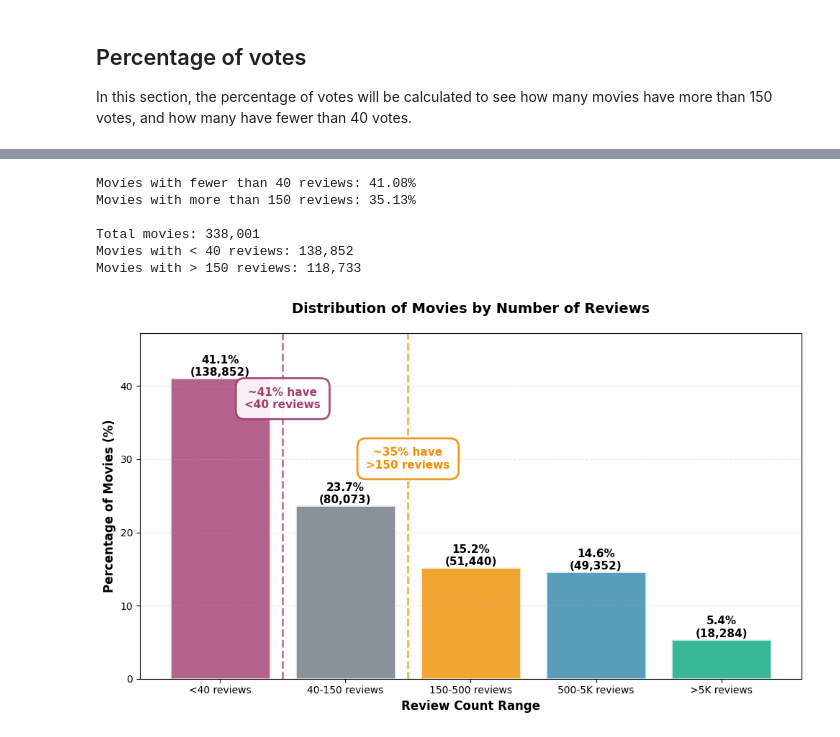
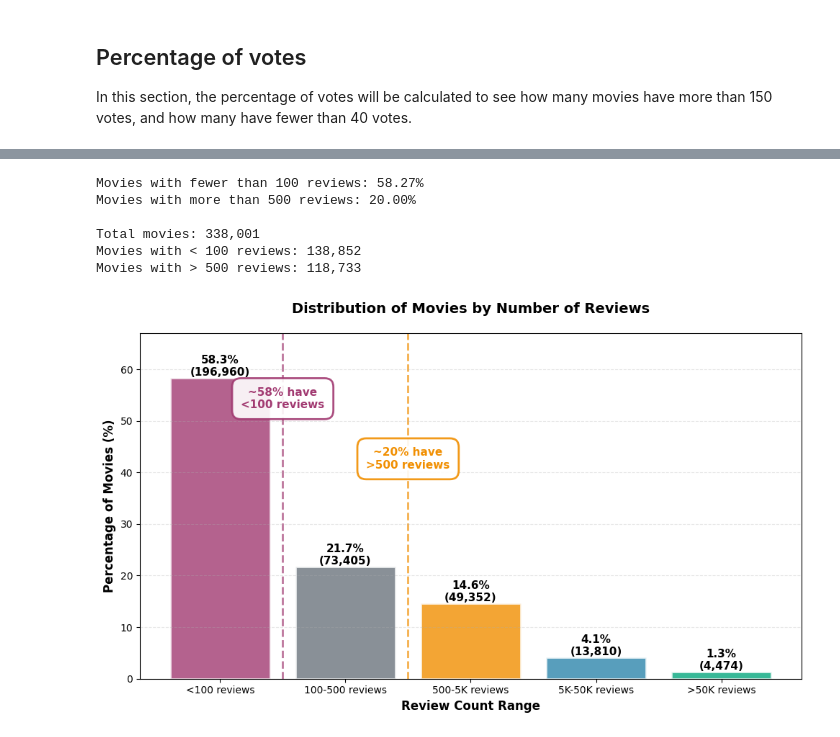
Before and after one commit to ande310g/imdb, a Jupyter notebook: src/exploration.ipynb, the cells around one changed output, grey strips where cells are left out. Cells and saved outputs as stored; diff of their text form; code cells hidden in the pictures.

```diff
--- a/src/exploration.ipynb
+++ b/src/exploration.ipynb
@@ -79,3 +79,33 @@ Total: 338,001 movies
 # %% [markdown]
 ## Percentage of votes
 In this section, the percentage of votes will be calculated to see how many movies have more than 150 votes, and how many have fewer than 40 votes.
+# %%
+# Alternative: Create simplified segments using quantiles for easier analysis
+# This creates 5 balanced segments based on percentiles
+
+quantile_bins = [
+    (0, ratings['numVotes'].quantile(0.20), "Bottom 20%"),
+    (ratings['numVotes'].quantile(0.20), ratings['numVotes'].quantile(0.40), "20-40%"),
+    (ratings['numVotes'].quantile(0.40), ratings['numVotes'].quantile(0.60), "40-60%"),
+    (ratings['numVotes'].quantile(0.60), ratings['numVotes'].quantile(0.80), "60-80%"),
+    (ratings['numVotes'].quantile(0.80), float('inf'), "Top 20%")
+]
+
+def assign_quantile_segment(num_votes):
+    """Assign a quantile-based segment"""
+    for min_votes, max_votes, label in quantile_bins:
+        if min_votes <= num_votes < max_votes:
+            return label
+    return "Top 20%"
+
+ratings['vote_quantile_segment'] = ratings['numVotes'].apply(assign_quantile_segment)
+
+print("Quantile-Based Segments (5 balanced groups):\n")
+quantile_counts = ratings['vote_quantile_segment'].value_counts()
+for segment, count in quantile_counts.items():
+    pct = (count / len(ratings)) * 100
+    min_votes = ratings[ratings['vote_quantile_segment'] == segment]['numVotes'].min()
+    max_votes = ratings[ratings['vote_quantile_segment'] == segment]['numVotes'].max()
+    median_votes = ratings[ratings['vote_quantile_segment'] == segment]['numVotes'].median()
+    print(f"{segment:15s}: {count:8,} movies ({pct:5.2f}%) | "
+          f"Range: {min_votes:,.0f} - {max_votes:,.0f} | Median: {median_votes:,.0f}")
@@ -83,27 +121,27 @@ In this section, the percentage of votes will be calculated to see how many movi
 # Calculate exact percentages for the claim
 # Claim: ~20% have more than 150 reviews, ~60% receive fewer than 40 reviews
 
-pct_less_than_40 = (ratings['numVotes'] < 40).sum() / len(ratings) * 100
-pct_more_than_150 = (ratings['numVotes'] > 150).sum() / len(ratings) * 100
-print(f"Movies with fewer than 40 reviews: {pct_less_than_40:.2f}%")
-print(f"Movies with more than 150 reviews: {pct_more_than_150:.2f}%")
+pct_less_than_100 = (ratings['numVotes'] < 100).sum() / len(ratings) * 100
+pct_more_than_500 = (ratings['numVotes'] > 500).sum() / len(ratings) * 100
+print(f"Movies with fewer than 100 reviews: {pct_less_than_100:.2f}%")
+print(f"Movies with more than 500 reviews: {pct_more_than_500:.2f}%")
 print()
 print(f"Total movies: {len(ratings):,}")
-print(f"Movies with < 40 reviews: {(ratings['numVotes'] < 40).sum():,}")
-print(f"Movies with > 150 reviews: {(ratings['numVotes'] > 150).sum():,}")
+print(f"Movies with < 100 reviews: {(ratings['numVotes'] < 40).sum():,}")
+print(f"Movies with > 500 reviews: {(ratings['numVotes'] > 150).sum():,}")
 # %% [output]
-Movies with fewer than 40 reviews: 41.08%
-Movies with more than 150 reviews: 35.13%
+Movies with fewer than 100 reviews: 58.27%
+Movies with more than 500 reviews: 20.00%
 
 Total movies: 338,001
-Movies with < 40 reviews: 138,852
-Movies with > 150 reviews: 118,733
+Movies with < 100 reviews: 138,852
+Movies with > 500 reviews: 118,733
 # %%
 fig, ax = plt.subplots(figsize=(10, 6))
 
 # Create bins that highlight the key thresholds
-bins = [0, 40, 150, 500, 5000, float('inf')]
-bin_labels = ['<40 reviews', '40-150 reviews', '150-500 reviews', '500-5K reviews', '>5K reviews']
+bins = [0, 100, 500, 5000, 50000, float('inf')]
+bin_labels = ['<100 reviews', '100-500 reviews', '500-5K reviews', '5K-50K reviews', '>50K reviews']
 colors = ['#A23B72', '#6C757D', '#F18F01', '#2E86AB', '#06A77D']
 
 # Calculate percentages for each bin
@@ -124,36 +162,36 @@ bars = ax.bar(bin_labels, bin_percentages, color=colors, edgecolor='white', line
 # Add percentage labels on bars
 for i, (bar, pct, count) in enumerate(zip(bars, bin_percentages, bin_counts)):
     height = bar.get_height()
     ax.text(bar.get_x() + bar.get_width()/2., height,
             f'{pct:.1f}%\n({count:,})',
             ha='center', va='bottom', fontsize=11, fontweight='bold')
 
 # Highlight the key thresholds with annotations
 ax.axvline(x=0.5, color='#A23B72', linestyle='--', linewidth=2, alpha=0.7, zorder=0)
 ax.axvline(x=1.5, color='#F18F01', linestyle='--', linewidth=2, alpha=0.7, zorder=0)
 
 # Add text annotations for key statistics
-ax.text(0.5, max(bin_percentages) * 0.9, f'~{pct_less_than_40:.0f}% have\n<40 reviews',
+ax.text(0.5, max(bin_percentages) * 0.9, f'~{pct_less_than_100:.0f}% have\n<100 reviews',
         ha='center', fontsize=11, fontweight='bold', color='#A23B72',
         bbox=dict(boxstyle='round,pad=0.8', facecolor='white', edgecolor='#A23B72', linewidth=2, alpha=0.9))
-ax.text(1.5, max(bin_percentages) * 0.7, f'~{pct_more_than_150:.0f}% have\n>150 reviews',
+ax.text(1.5, max(bin_percentages) * 0.7, f'~{pct_more_than_500:.0f}% have\n>500 reviews',
         ha='center', fontsize=11, fontweight='bold', color='#F18F01',
         bbox=dict(boxstyle='round,pad=0.8', facecolor='white', edgecolor='#F18F01', linewidth=2, alpha=0.9))
 
 ax.set_ylabel('Percentage of Movies (%)', fontsize=12, fontweight='bold')
 ax.set_xlabel('Review Count Range', fontsize=12, fontweight='bold')
 ax.set_title('Distribution of Movies by Number of Reviews', fontsize=14, fontweight='bold', pad=20)
 ax.set_ylim(0, max(bin_percentages) * 1.15)
 ax.grid(True, alpha=0.3, linestyle='--', axis='y')
 ax.tick_params(labelsize=10)
 
 plt.tight_layout()
 #plt.savefig('../vote_distribution_simple_appendix.png', dpi=300, bbox_inches='tight')
 plt.show()
 
 #print(f"\nSimplified visualization saved as 'vote_distribution_simple_appendix.png'")
 # %% [output]
-[figure, old version]
+[figure, new version]
 # %%
 # Create publication-ready visualization for appendix
 # Shows the distribution of reviews and highlights the key thresholds
```
Also changed, not shown: parts of 2 cells of this notebook.
